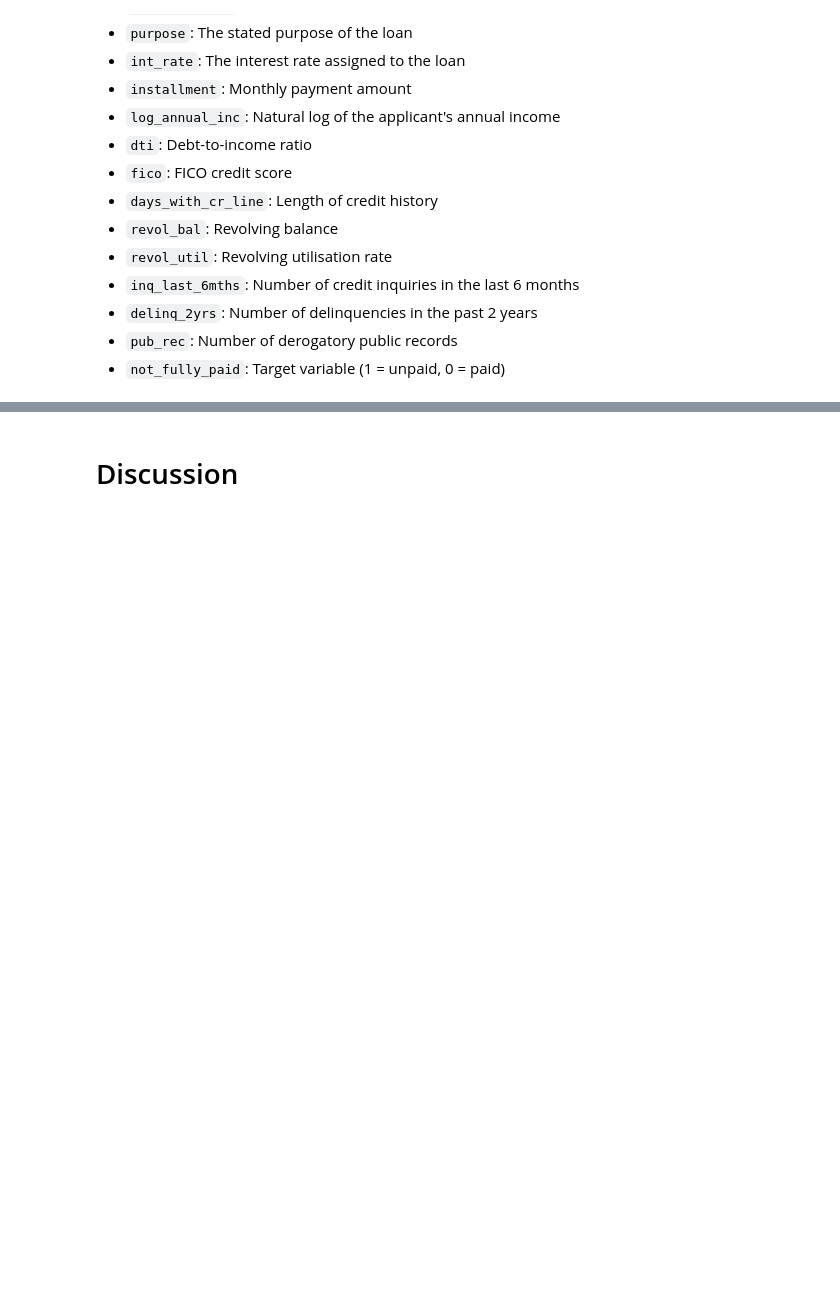
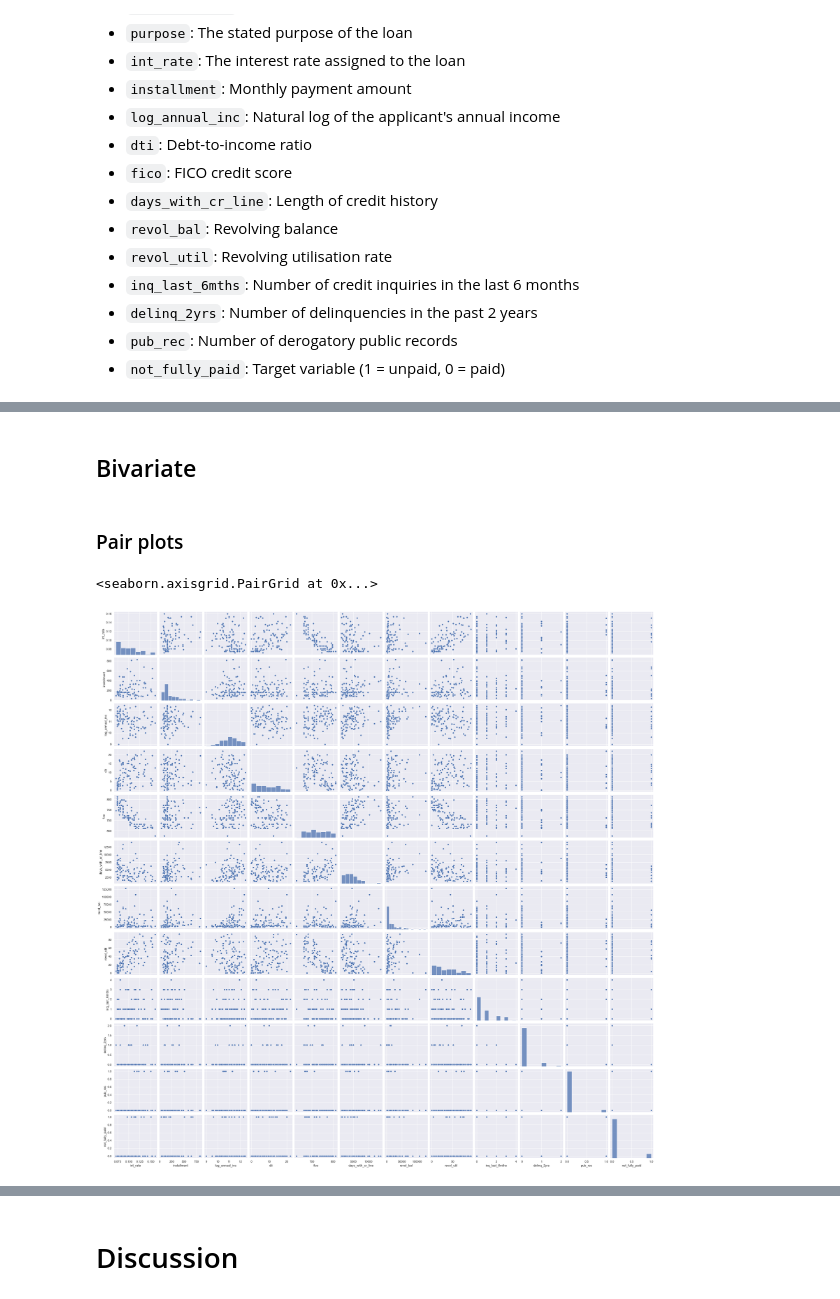
Before and after one commit to krshirkoohi/Loan-Default-Data-Analysis, a Jupyter notebook: LoanDefaultDataAnalysis.ipynb, the cells around one changed output, grey strips where cells are left out. Drawn from its saved outputs; the diff is of its cells as text; code cells hidden in the pictures; blank space fills up the shorter version.

```diff
--- a/LoanDefaultDataAnalysis.ipynb
+++ b/LoanDefaultDataAnalysis.ipynb
@@ -38,0 +65,2 @@ Upon the borrower selection process, we wish to minimise the factors which corre
+# %%
+df.columns = [c.replace(".", "_") for c in list(df.columns)]
@@ -38,0 +69,3 @@ Upon the borrower selection process, we wish to minimise the factors which corre
+# %%
+if len(df['credit_policy'].unique()) == 1:
+    df = df.drop(labels='credit_policy', axis=1)
@@ -40,0 +304,9 @@ Upon the borrower selection process, we wish to minimise the factors which corre
+# %% [markdown]
+## Bivariate
+# %% [markdown]
+### Pair plots
+# %%
+sns.pairplot(df)
+# %% [output]
+<seaborn.axisgrid.PairGrid at 0x...>
+[figure, added]
```
Also changed, not shown: parts of 45 cells of this notebook, 1 other file.
